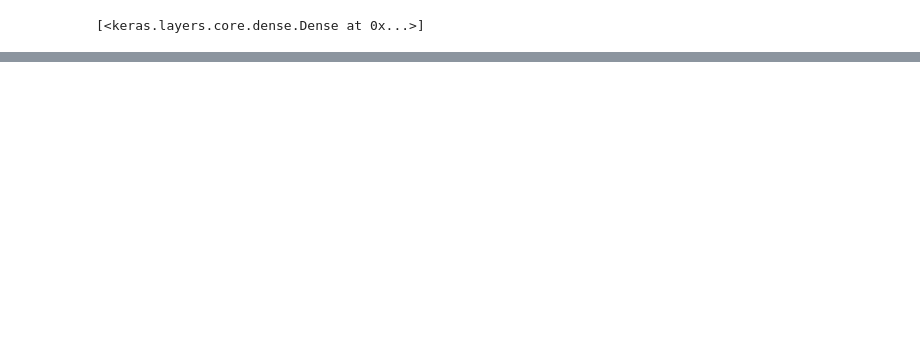
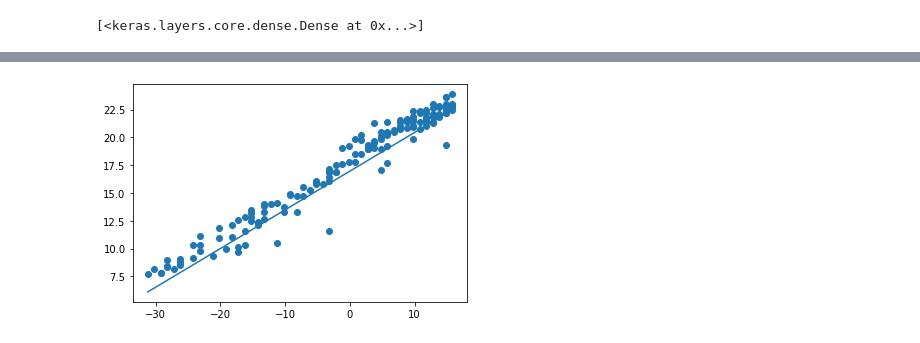
Before and after one commit to lakshitgosain/Tensorflow-Lazy-Programmer, a Jupyter notebook: Tensorflow_LazyProgrammer_Regression.ipynb, the cells around one changed output, grey strips where cells are left out. Saved outputs shown, nothing was run; the diff lists cells and outputs as text; code cells hidden in the pictures; blank space fills up the shorter version.

```diff
--- a/Tensorflow_LazyProgrammer_Regression.ipynb
+++ b/Tensorflow_LazyProgrammer_Regression.ipynb
@@ -139,0 +142,3 @@ model.layers[0].get_weights()
+# %%
+#Make Sure the line fits our data
+yhat=model.predict(X).flatten()
@@ -139,0 +147,5 @@ model.layers[0].get_weights()
+# %%
+plt.scatter(X,Y)
+plt.plot(X,yhat);
+# %% [output]
+[figure, added]
```
Also changed, not shown: parts of 8 cells of this notebook.
